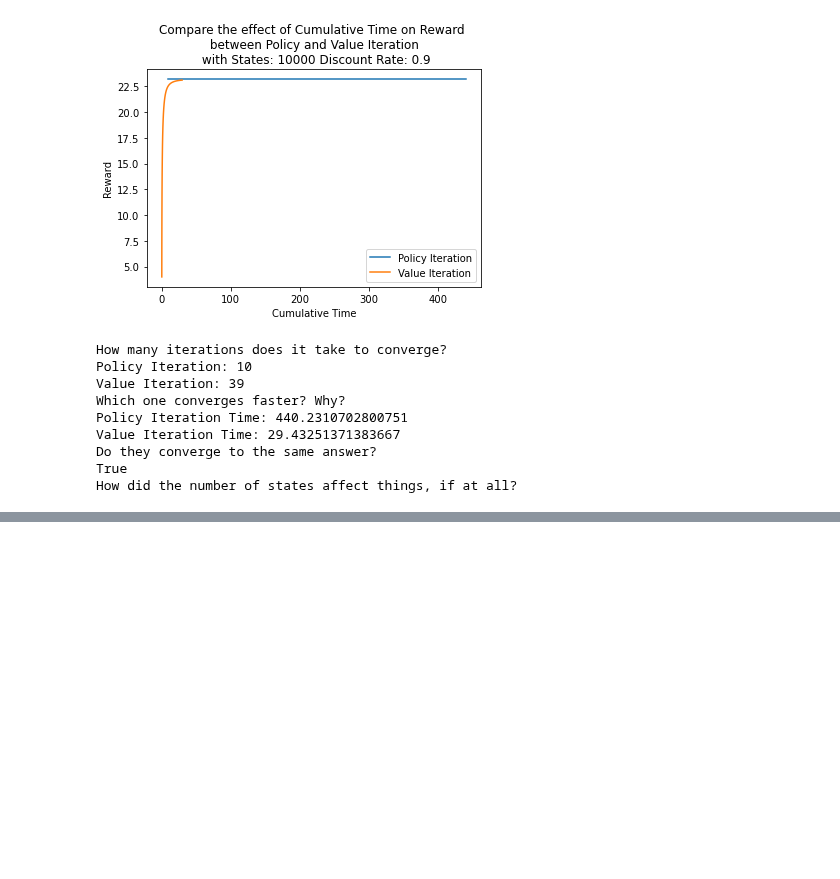
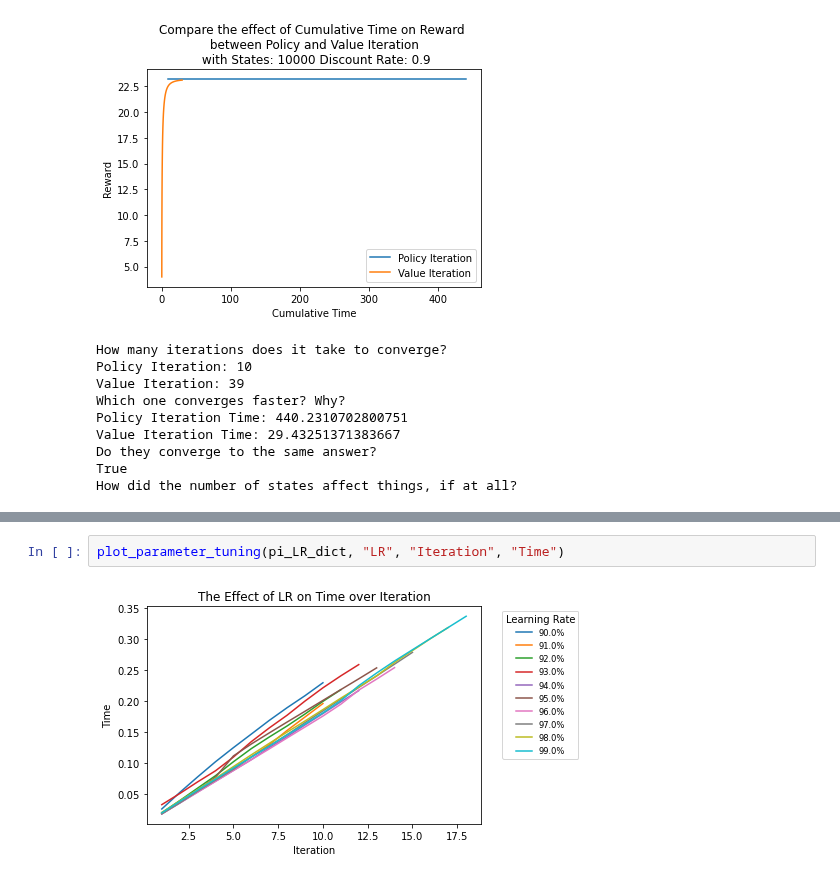
Before and after one commit to amandahutter/CS_7641, a Jupyter notebook: A4: Reinforcement Learning/A4 RL Forest FrozenLake.ipynb, the cells around one changed output, grey strips where cells are left out. Saved outputs shown, nothing was run; the diff lists cells and outputs as text; blank space fills up the shorter version.

```diff
--- a/A4: Reinforcement Learning/A4 RL Forest FrozenLake.ipynb
+++ b/A4: Reinforcement Learning/A4 RL Forest FrozenLake.ipynb
@@ -416,0 +459,4 @@ for LR in learning_rates:
+# %%
+plot_parameter_tuning(pi_LR_dict, "LR", "Iteration", "Time")
+# %% [output]
+[figure, added]
```
Also changed, not shown: parts of 13 cells of this notebook.
